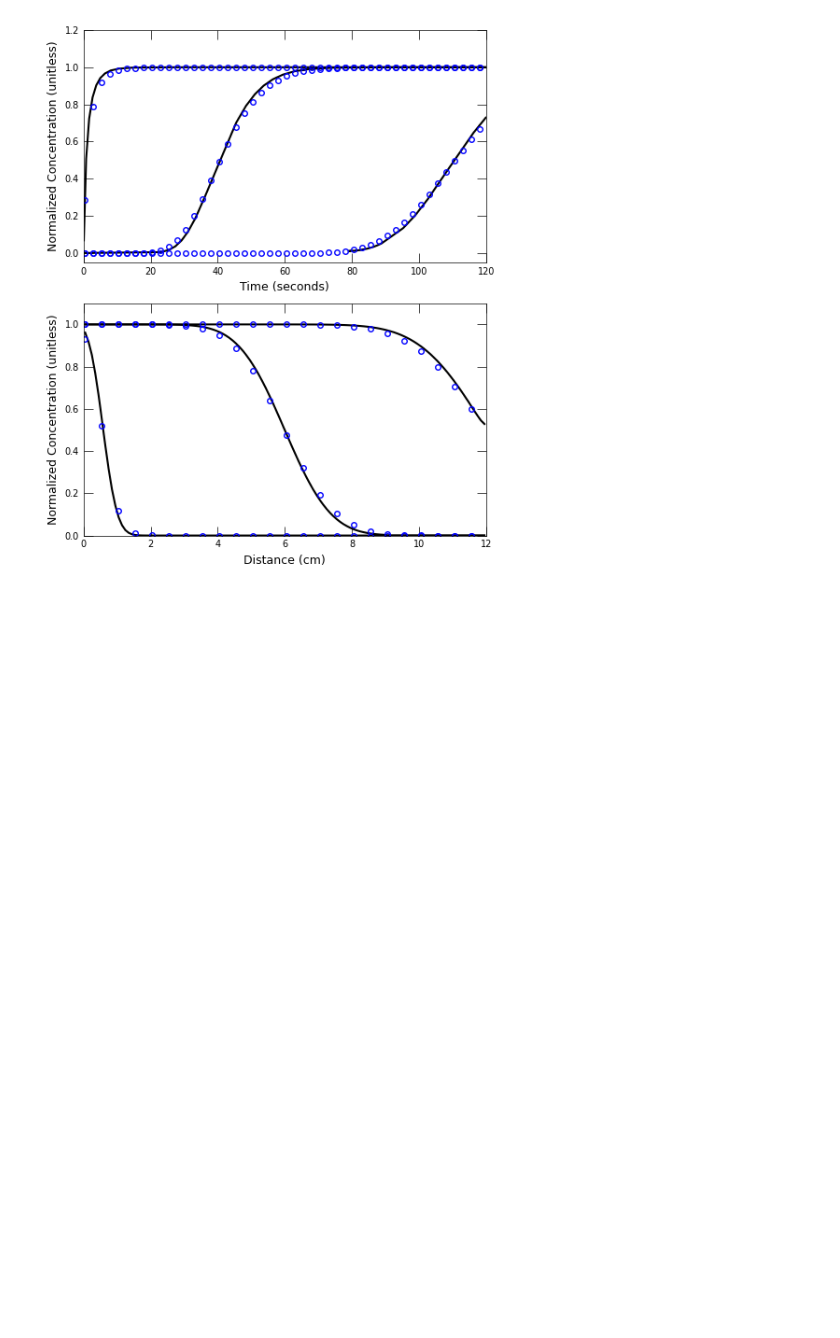
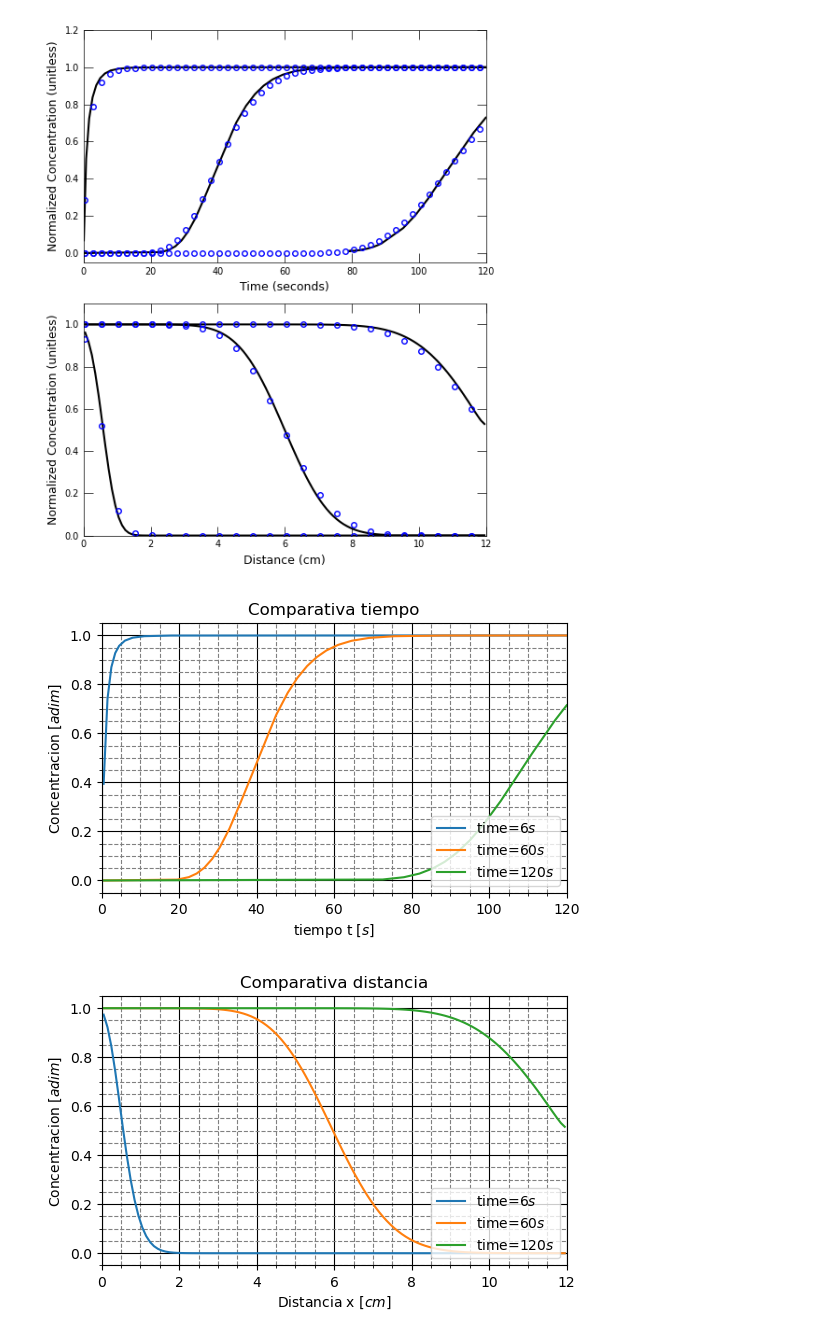
Before and after one commit to luiggix/WMA, a Jupyter notebook: notebooks/2_Transporte_mf6_1D/01_flujo_transporteWMA.ipynb, the cells around one changed output. Drawn from its saved outputs; the diff is of its cells as text; code cells hidden in the pictures; blank space fills up the shorter version.

Commit message:
Comparativa
Graficas comparativas

```diff
--- a/notebooks/2_Transporte_mf6_1D/01_flujo_transporteWMA.ipynb
+++ b/notebooks/2_Transporte_mf6_1D/01_flujo_transporteWMA.ipynb
@@ -959,3 +959,38 @@ with styles.USGSPlot():
     plt.show()
 # %% [output]
 [figure]
+# %%
+#Observaciones en un punto especifico vs tiempo
+time_dis= np.linspace(dt, total_time, nstp)
+
+plt.figure('Comparativa_time', figsize=(6,3.5))
+plt.style.use('fast')
+plt.minorticks_on()
+plt.title('Comparativa tiempo')
+plt.plot(time_dis, solcnsImp_c[1:,0], label='time=6$s$')
+plt.plot(time_dis, solcnsImp_c[1:,40], label='time=60$s$')
+plt.plot(time_dis, solcnsImp_c[1:,110], label='time=120$s$')
+plt.xlabel("tiempo t [$s$]"); plt.xlim(0.,120)
+plt.ylabel("Concentracion [$adim$]")
+plt.grid(True,which='major', color='k', linestyle='-')
+plt.grid(True, which='minor', color='grey', linestyle='--')
+plt.legend(loc=4)
+
+
+#Observaciones en en x
+plt.figure('Comparativa_dis', figsize=(6,3.5))
+plt.style.use('fast')
+plt.minorticks_on()
+plt.title('Comparativa distancia')
+plt.plot(xi, solcnsImp_c[11][:], label='time=6$s$')
+plt.plot(xi, solcnsImp_c[119][:], label='time=60$s$')
+plt.plot(xi, solcnsImp_c[239][:], label='time=120$s$')
+plt.xlabel("Distancia x [$cm$]"); plt.xlim(0.,12)
+plt.ylabel("Concentracion [$adim$]")
+plt.grid(True,which='major', color='k', linestyle='-')
+plt.grid(True, which='minor', color='grey', linestyle='--')
+plt.legend(loc=4)
+plt.show()
+# %% [output]
+[figure, added]
+[figure, added]
```
Also changed, not shown: parts of 1 cell of this notebook, 26 other files.
